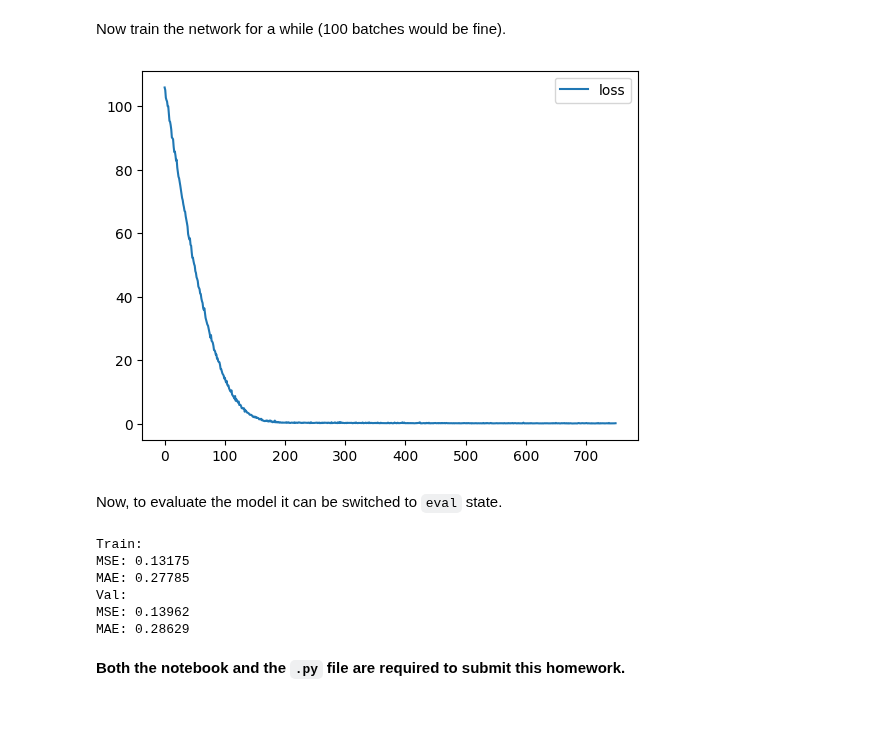
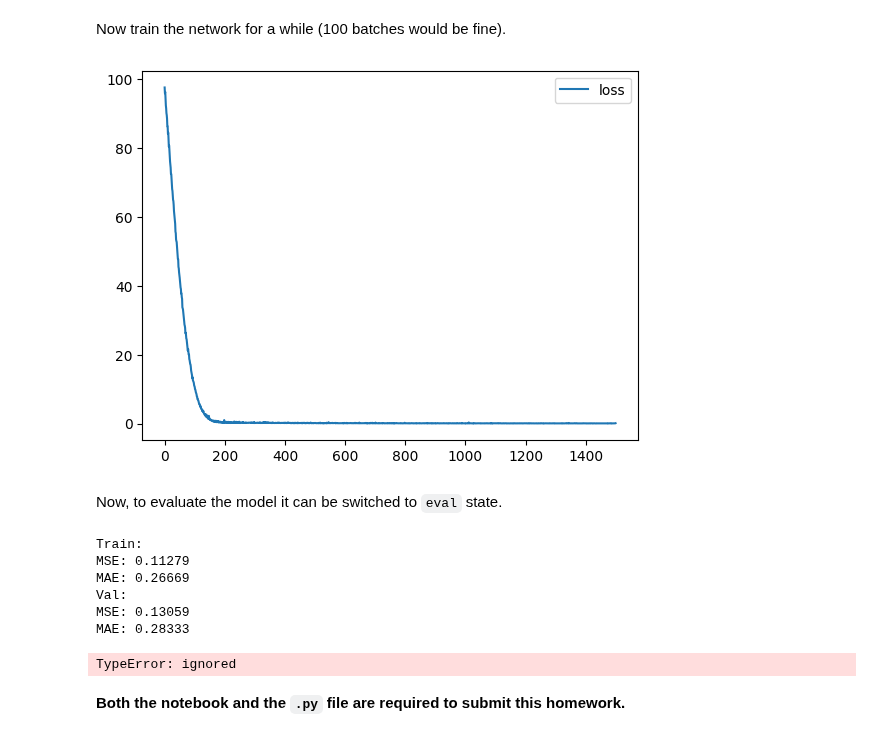
Before and after one commit to EvgenVer/ml-course_p2, a Jupyter notebook: homeworks_advanced/assignment02_three_headed_network/assignment02_three_headed_network.ipynb, the cells around one changed output. Saved outputs shown, nothing was run; the diff lists cells and outputs as text; code cells hidden in the pictures.

```diff
--- a/homeworks_advanced/assignment02_three_headed_network/assignment02_three_headed_network.ipynb
+++ b/homeworks_advanced/assignment02_three_headed_network/assignment02_three_headed_network.ipynb
@@ -428,8 +428,7 @@ class ThreeInputsNet(nn.Module):
             nn.Conv1d(in_channels=hid_size, out_channels=hid_size, kernel_size=2),
             nn.BatchNorm1d(hid_size),
             nn.ReLU(),
-            nn.AdaptiveAvgPool1d(output_size=1),
-            nn.Flatten()
+            nn.AdaptiveAvgPool1d(output_size=1)
         )
 
         self.full_emb = nn.Embedding(num_embeddings=n_tokens, embedding_dim=hid_size)
@@ -437,8 +436,7 @@ class ThreeInputsNet(nn.Module):
             nn.Conv1d(in_channels=hid_size, out_channels=hid_size*2, kernel_size=2),
             nn.BatchNorm1d(hid_size*2),
             nn.ReLU(),
-            nn.AdaptiveAvgPool1d(output_size=1),
-            nn.Flatten()
+            nn.AdaptiveAvgPool1d(output_size=1)
         )
 
         self.category_out = nn.Sequential(
@@ -510,7 +508,7 @@ from random import sample
 
 device = torch.device("cuda" if torch.cuda.is_available() else "cpu")
 
-epochs = 1
+epochs = 2
 
 model = ThreeInputsNet(
     n_tokens=len(tokens),
@@ -521,34 +519,34 @@ loss_func = nn.MSELoss()
 
 history = []
 for epoch_num in range(epochs):
     for idx, (batch, target) in enumerate(iterate_minibatches(data_train)):
         # Preprocessing the batch data and target
 
         batch = [torch.tensor(batch['Title'], dtype=torch.long, device=device),
                  torch.tensor(batch['FullDescription'], dtype=torch.long, device=device),
                  torch.tensor(batch['Categorical'], device=device)]
 
         target = torch.tensor(target, device=device)
 
 
         predictions = model(batch)
         predictions = predictions.view(predictions.size(0))
 
         loss = loss_func(predictions, target)
 
         # train with backprop
         loss.backward()
         opt.step()
         opt.zero_grad()
 
         history.append(loss.data.item())
         if (idx+1)%10==0:
             clear_output(True)
             plt.plot(history,label='loss')
             plt.legend()
             plt.show()
 # %% [output]
-[figure, old version]
+[figure, new version]
 # %% [markdown]
 Now, to evaluate the model it can be switched to `eval` state.
 # %%
@@ -579,11 +577,11 @@ evaluate_model(model, data_train, name="Train")
 evaluate_model(model, data_val, name="Val")
 # %% [output]
 Train:
-MSE: 0.13175
-MAE: 0.27785
+MSE: 0.11279
+MAE: 0.26669
 Val:
-MSE: 0.13962
-MAE: 0.28629
+MSE: 0.13059
+MAE: 0.28333
 # %%
 def generate_submission(model, data, batch_size=256, name="", three_inputs_mode=True, **kw):
     squared_error = abs_error = num_samples = 0.0
@@ -617,5 +615,7 @@ def generate_submission(model, data, batch_size=256, name="", three_inputs_mode=
 # %%
 generate_submission(model, data_for_autotest, name='Submission')
 print('Submission file generated')
+# %% [output]
+TypeError: ignored
 # %% [markdown]
 __Both the notebook and the `.py` file are required to submit this homework.__
```
